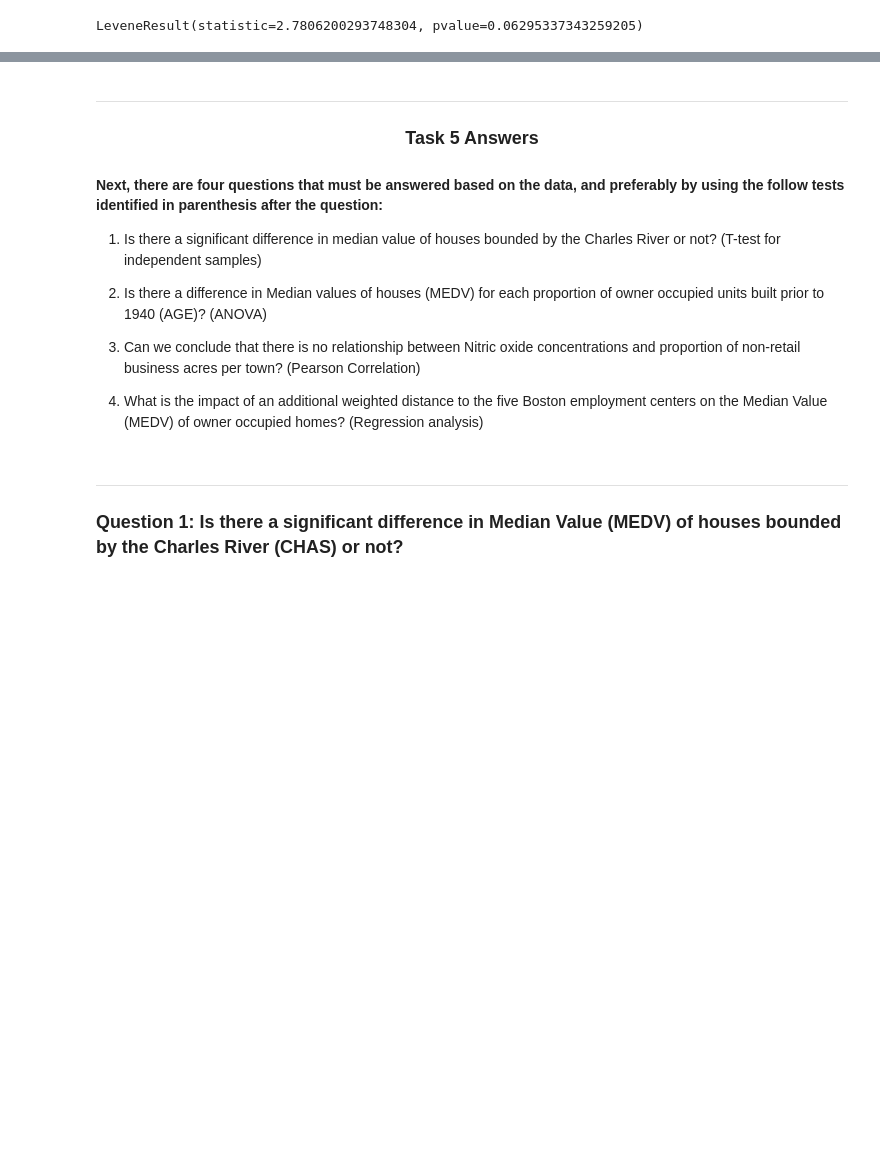
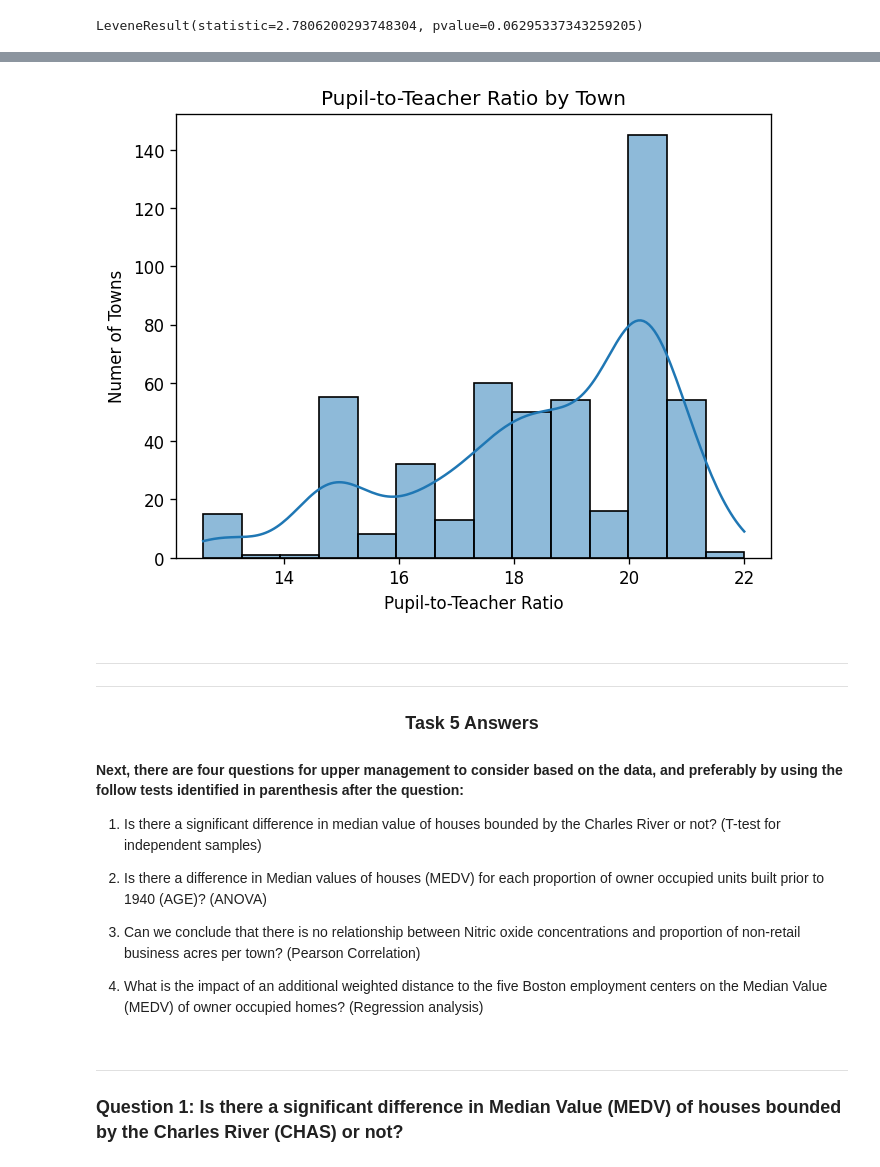
Before and after one commit to AmunNefer/IBM-Data-Science-Notebooks, a Jupyter notebook: Notebook for Stats for Data Sci Final Assignment.ipynb, the cells around one changed output, grey strips where cells are left out. Saved outputs shown, nothing was run; the diff lists cells and outputs as text; code cells hidden in the pictures; blank space fills up the shorter version.

```diff
--- a/Notebook for Stats for Data Sci Final Assignment.ipynb
+++ b/Notebook for Stats for Data Sci Final Assignment.ipynb
@@ -190,7 +241,19 @@ plt.show()
+# %%
+sns.histplot(data=boston_df, x = "PTRATIO", stat ="count", kde=True)
+sns.color_palette("Spectral", 8, as_cmap=True)
+plt.xlabel("Pupil-to-Teacher Ratio")
+plt.ylabel("Numer of Towns")
+plt.title("Pupil-to-Teacher Ratio by Town")
+plt.rcParams.update({"figure.dpi": 120})
+plt.show()
+# %% [output]
+[figure, added]
 # %% [markdown]
 <hr>
+<hr>
+<p>
 <center><h3> Task 5 Answers</h3></center>
-<h4>Next, there are four questions that must be answered based on the data, and preferably by using the follow tests identified in parenthesis after the question:</h4>
+<h4>Next, there are four questions for upper management to consider based on the data, and preferably by using the follow tests identified in parenthesis after the question:</h4>
 
 1. Is there a significant difference in median value of houses bounded by the Charles River or not? (T-test for independent samples)
 
```
Also changed, not shown: parts of 17 cells of this notebook.
